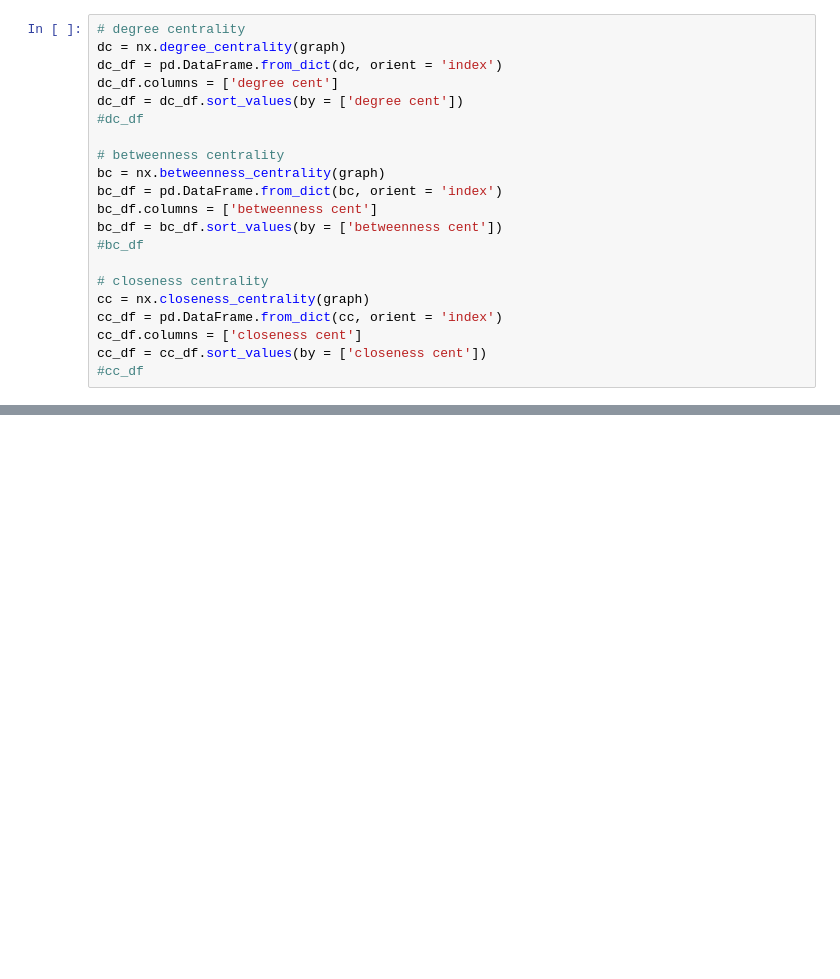
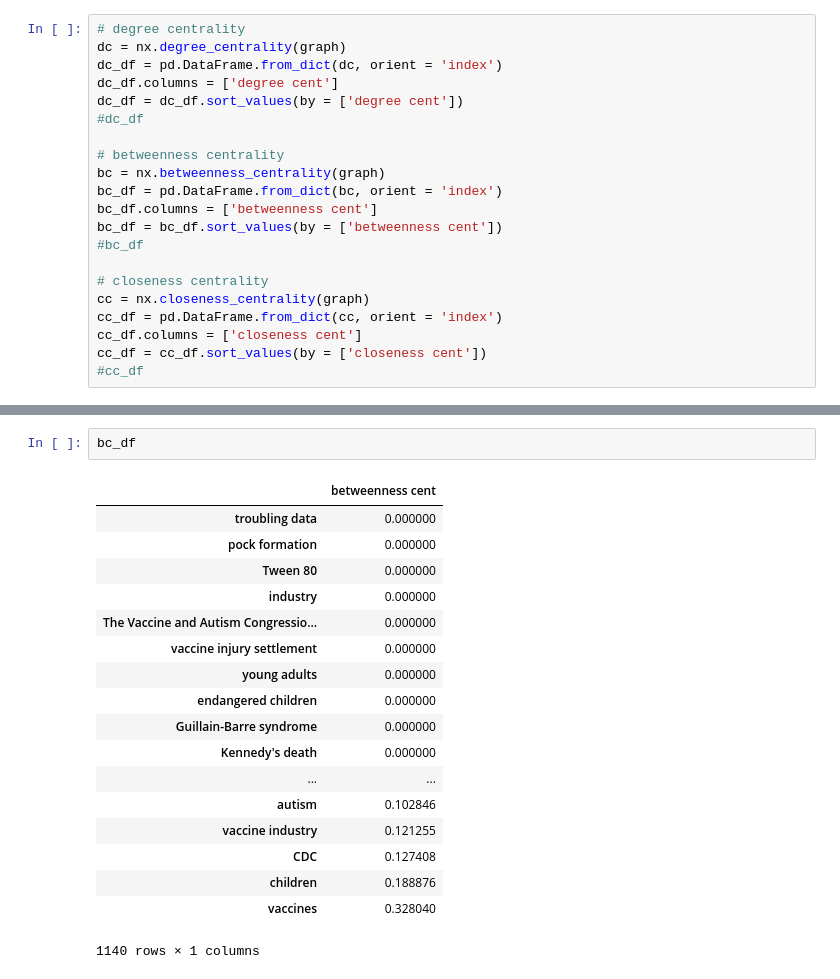
Before and after one commit to gloriakang/vax-sentiment, a Jupyter notebook: undirected/00_all_negative.ipynb, the cells around one changed output, grey strips where cells are left out. Drawn from its saved outputs; the diff is of its cells as text; blank space fills up the shorter version.

```diff
--- a/undirected/00_all_negative.ipynb
+++ b/undirected/00_all_negative.ipynb
@@ -666,0 +817,21 @@ cc_df
+# %%
+bc_df
+# %% [output]
+|  | betweenness cent |
+| troubling data | 0.000000 |
+| pock formation | 0.000000 |
+| Tween 80 | 0.000000 |
+| industry | 0.000000 |
+| The Vaccine and Autism Congressio... | 0.000000 |
+| vaccine injury settlement | 0.000000 |
+| young adults | 0.000000 |
+| endangered children | 0.000000 |
+| Guillain-Barre syndrome | 0.000000 |
+| Kennedy's death | 0.000000 |
+| ... | ... |
+| autism | 0.102846 |
+| vaccine industry | 0.121255 |
+| CDC | 0.127408 |
+| children | 0.188876 |
+| vaccines | 0.328040 |
+1140 rows × 1 columns
```
Also changed, not shown: parts of 25 cells of this notebook, 42 other files.
